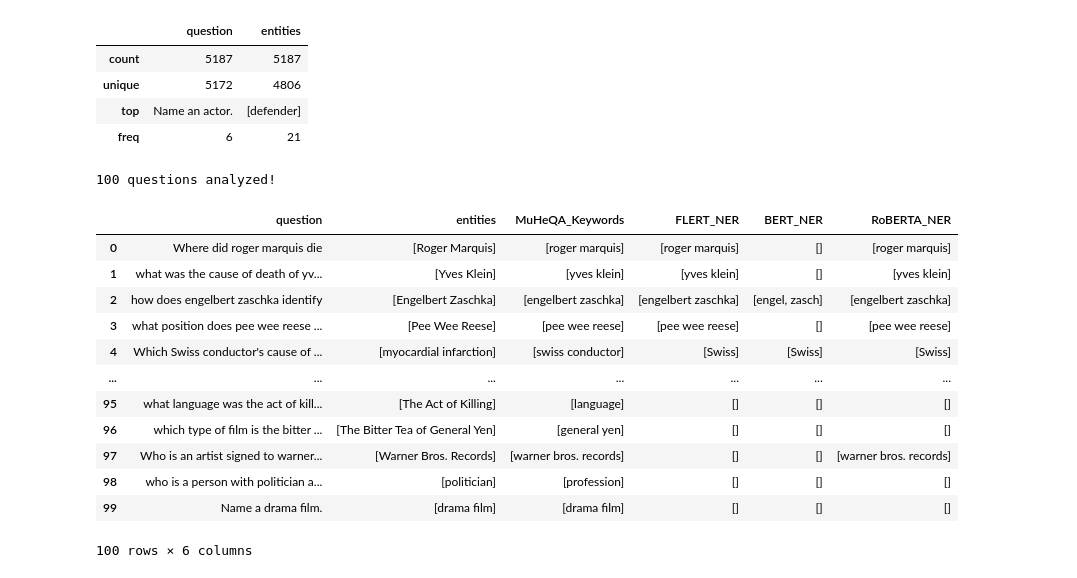
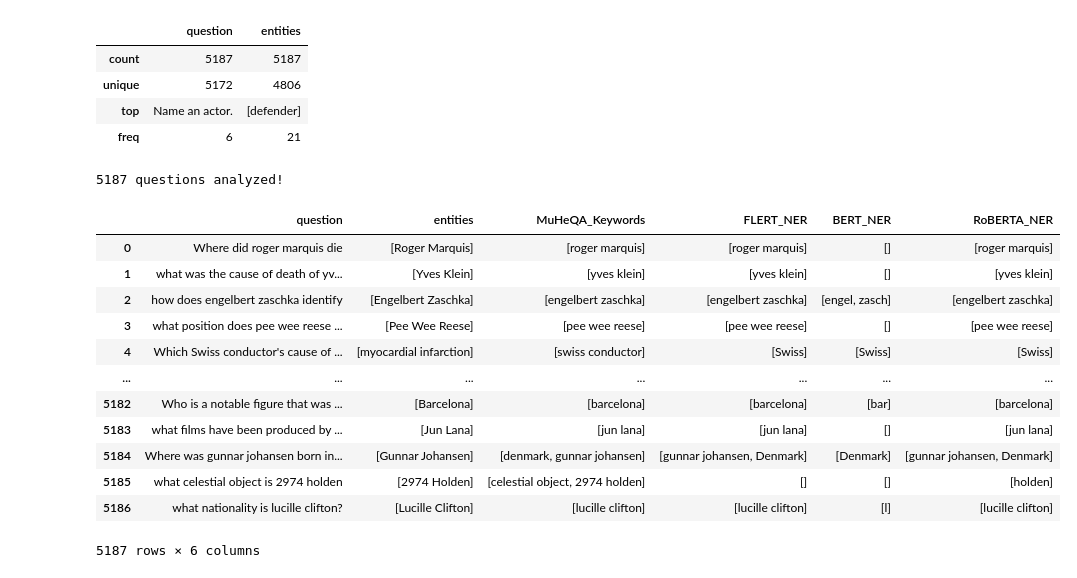
Before and after one commit to librairy/MuHeQA, a Jupyter notebook: eval_keywords.ipynb, the cells around one changed output. Saved outputs shown, nothing was run; the diff lists cells and outputs as text; code cells hidden in the pictures.

Commit message:
results from keyword evaluation

```diff
--- a/eval_keywords.ipynb
+++ b/eval_keywords.ipynb
@@ -378,22 +378,22 @@ sq_df.describe()
 | top | Name an actor. | [defender] |
 | freq | 6 | 21 |
 # %%
-evaluate_data('sq_results',sq_df.head(100))
+evaluate_data('sq_results',sq_df)
 # %% [output]
-100 questions analyzed!
+5187 questions analyzed!
 |  | question | entities | MuHeQA_Keywords | FLERT_NER | BERT_NER | RoBERTA_NER |
 | 0 | Where did roger marquis die | [Roger Marquis] | [roger marquis] | [roger marquis] | [] | [roger marquis] |
 | 1 | what was the cause of death of yv... | [Yves Klein] | [yves klein] | [yves klein] | [] | [yves klein] |
 | 2 | how does engelbert zaschka identify | [Engelbert Zaschka] | [engelbert zaschka] | [engelbert zaschka] | [engel, zasch] | [engelbert zaschka] |
 | 3 | what position does pee wee reese ... | [Pee Wee Reese] | [pee wee reese] | [pee wee reese] | [] | [pee wee reese] |
 | 4 | Which Swiss conductor's cause of ... | [myocardial infarction] | [swiss conductor] | [Swiss] | [Swiss] | [Swiss] |
 | ... | ... | ... | ... | ... | ... | ... |
-| 95 | what language was the act of kill... | [The Act of Killing] | [language] | [] | [] | [] |
-| 96 | which type of film is the bitter ... | [The Bitter Tea of General Yen] | [general yen] | [] | [] | [] |
-| 97 | Who is an artist signed to warner... | [Warner Bros. Records] | [warner bros. records] | [] | [] | [warner bros. records] |
-| 98 | who is a person with politician a... | [politician] | [profession] | [] | [] | [] |
-| 99 | Name a drama film. | [drama film] | [drama film] | [] | [] | [] |
+| 5182 | Who is a notable figure that was ... | [Barcelona] | [barcelona] | [barcelona] | [bar] | [barcelona] |
+| 5183 | what films have been produced by ... | [Jun Lana] | [jun lana] | [jun lana] | [] | [jun lana] |
+| 5184 | Where was gunnar johansen born in... | [Gunnar Johansen] | [denmark, gunnar johansen] | [gunnar johansen, Denmark] | [Denmark] | [gunnar johansen, Denmark] |
+| 5185 | what celestial object is 2974 holden | [2974 Holden] | [celestial object, 2974 holden] | [] | [] | [holden] |
+| 5186 | what nationality is lucille clifton? | [Lucille Clifton] | [lucille clifton] | [lucille clifton] | [l] | [lucille clifton] |
-100 rows × 6 columns
+5187 rows × 6 columns
 # %%
 make_report('sq_results')
 # %% [output]
```
Also changed, not shown: parts of 20 cells of this notebook, 4 other files.
